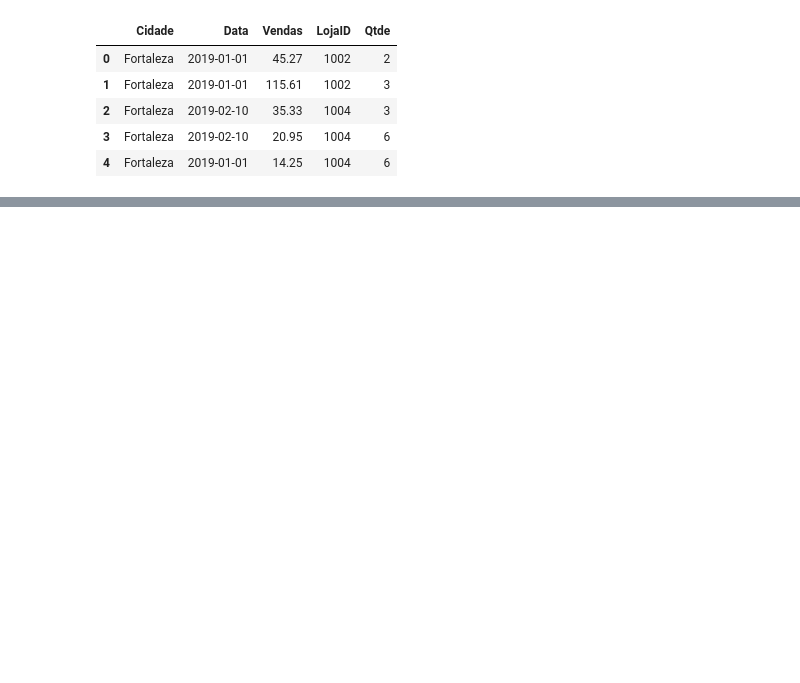
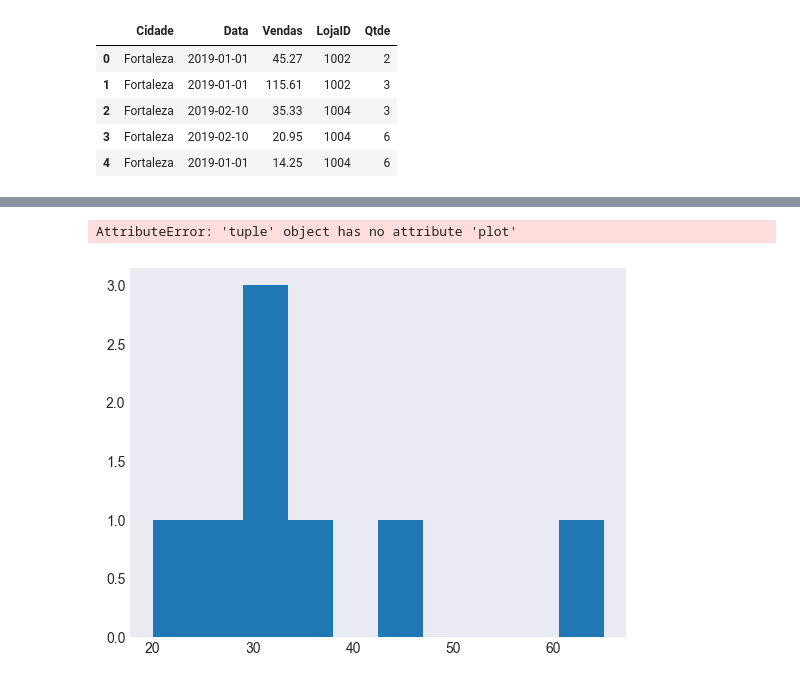
Before and after one commit to Jessicamf4/Analise-de-Dados, a Jupyter notebook: pandasAnaliseExcel.ipynb, the cells around one changed output, grey strips where cells are left out. Drawn from its saved outputs; the diff is of its cells as text; code cells hidden in the pictures; blank space fills up the shorter version.

```diff
--- a/pandasAnaliseExcel.ipynb
+++ b/pandasAnaliseExcel.ipynb
@@ -30,0 +54,11 @@ df.sample(5)
+# %%
+from turtle import color
+
+from matplotlib.pyplot import title
+
+
+plt.hist(df["LojaID"].value_counts())
+plt.savefig("Grafico.png")
+# %% [output]
+AttributeError: 'tuple' object has no attribute 'plot'
+[figure, added]
```
Also changed, not shown: parts of 6 cells of this notebook, 2 other files.
